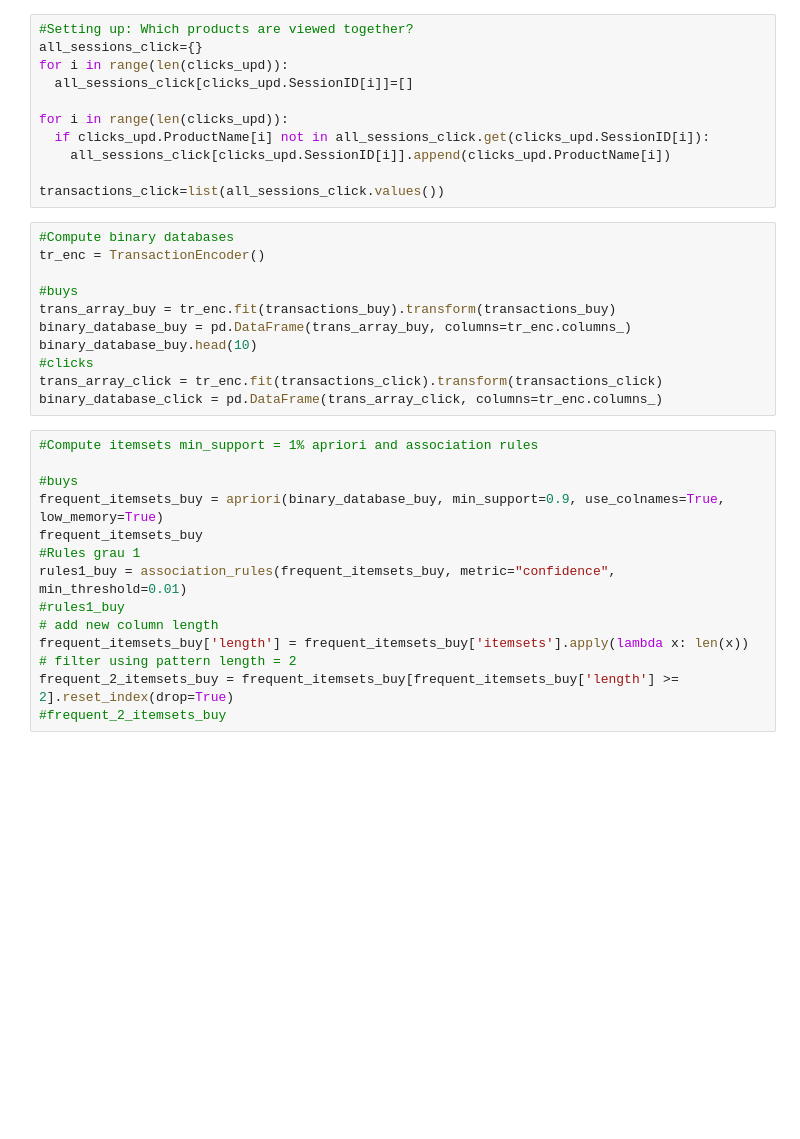
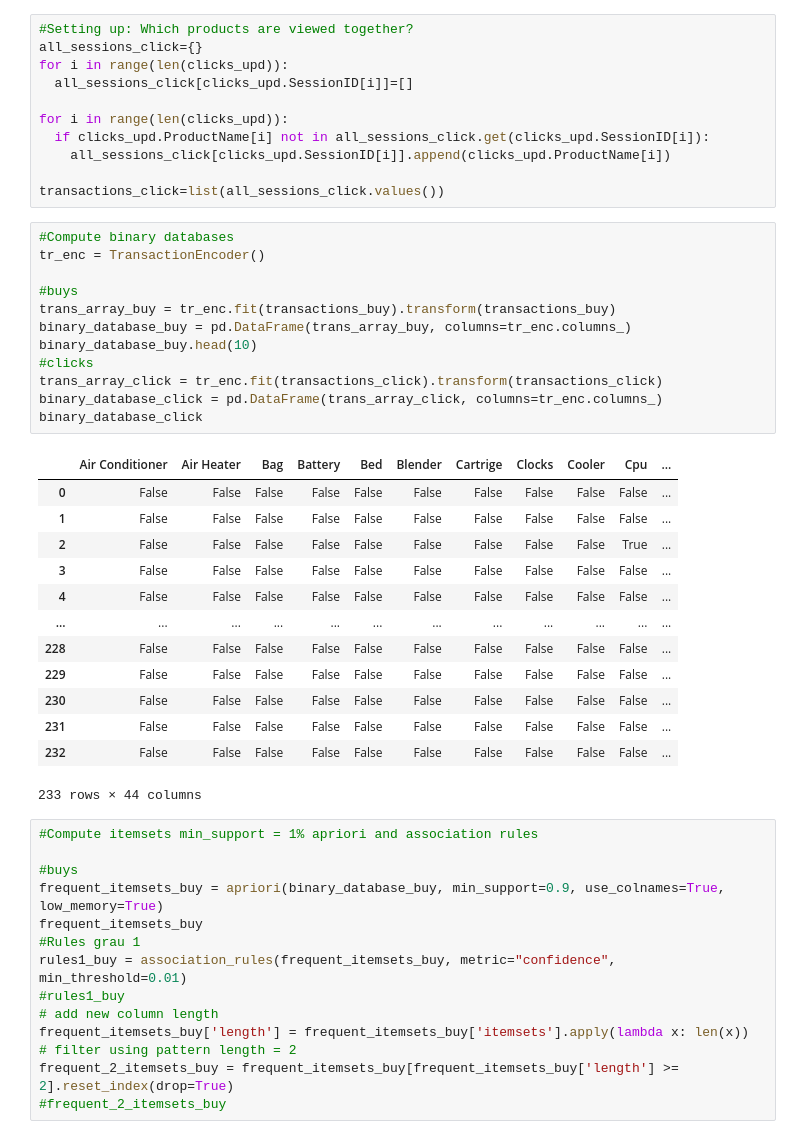
Before and after one commit to flpsantos3/PD_01, a Jupyter notebook: PD_202021_P1.ipynb, the cells around one changed output. Drawn from its saved outputs; the diff is of its cells as text; blank space fills up the shorter version.

```diff
--- a/PD_202021_P1.ipynb
+++ b/PD_202021_P1.ipynb
@@ -422,14 +422,29 @@ transactions_click=list(all_sessions_click.values())
 # %%
 #Compute binary databases
 tr_enc = TransactionEncoder()
 
 #buys
 trans_array_buy = tr_enc.fit(transactions_buy).transform(transactions_buy)
 binary_database_buy = pd.DataFrame(trans_array_buy, columns=tr_enc.columns_)
 binary_database_buy.head(10)
 #clicks
 trans_array_click = tr_enc.fit(transactions_click).transform(transactions_click)
 binary_database_click = pd.DataFrame(trans_array_click, columns=tr_enc.columns_)
+binary_database_click
+# %% [output]
+|  | Air Conditioner | Air Heater | Bag | Battery | Bed | Blender | Cartrige | Clocks | Cooler | Cpu | ... |
+| 0 | False | False | False | False | False | False | False | False | False | False | ... |
+| 1 | False | False | False | False | False | False | False | False | False | False | ... |
+| 2 | False | False | False | False | False | False | False | False | False | True | ... |
+| 3 | False | False | False | False | False | False | False | False | False | False | ... |
+| 4 | False | False | False | False | False | False | False | False | False | False | ... |
+| ... | ... | ... | ... | ... | ... | ... | ... | ... | ... | ... | ... |
+| 228 | False | False | False | False | False | False | False | False | False | False | ... |
+| 229 | False | False | False | False | False | False | False | False | False | False | ... |
+| 230 | False | False | False | False | False | False | False | False | False | False | ... |
+| 231 | False | False | False | False | False | False | False | False | False | False | ... |
+| 232 | False | False | False | False | False | False | False | False | False | False | ... |
+233 rows × 44 columns
 # %%
 #Compute itemsets min_support = 1% apriori and association rules
 
```
Also changed, not shown: parts of 9 cells of this notebook.
